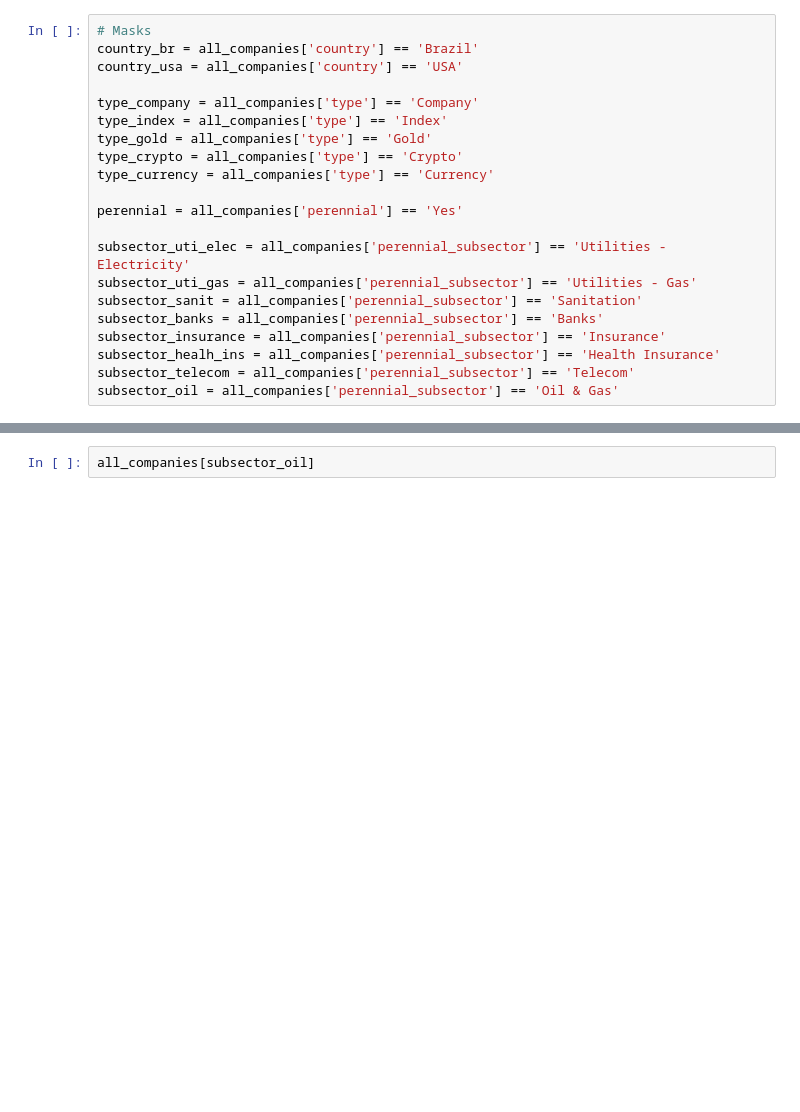
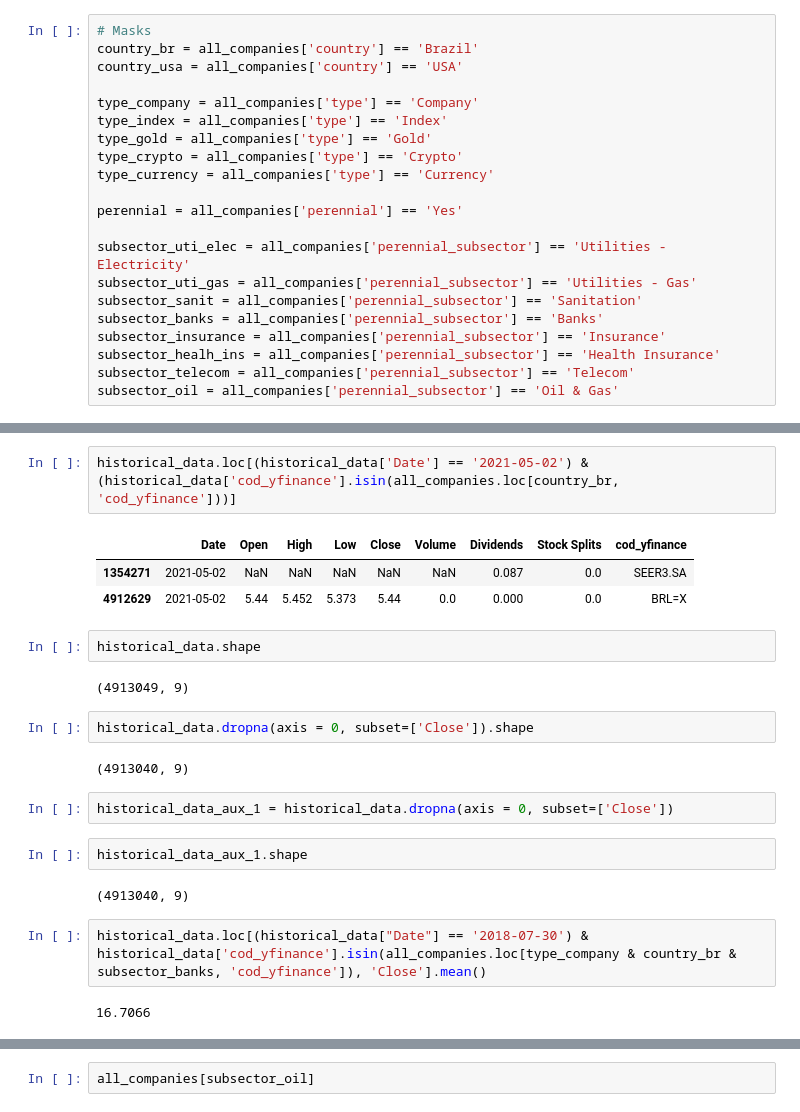
Before and after one commit to pedrolaender/05.Ironhack_Final_Project, a Jupyter notebook: testes.ipynb, the cells around one changed output, grey strips where cells are left out. Drawn from its saved outputs; the diff is of its cells as text; blank space fills up the shorter version.

Commit message:
Dropna database

```diff
--- a/testes.ipynb
+++ b/testes.ipynb
@@ -1621,0 +1647,24 @@ subsector_oil = all_companies['perennial_subsector'] == 'Oil & Gas'
+# %%
+historical_data.loc[(historical_data['Date'] == '2021-05-02') & (historical_data['cod_yfinance'].isin(all_companies.loc[country_br, 'cod_yfinance']))]
+# %% [output]
+|  | Date | Open | High | Low | Close | Volume | Dividends | Stock Splits | cod_yfinance |
+| 1354271 | 2021-05-02 | NaN | NaN | NaN | NaN | NaN | 0.087 | 0.0 | SEER3.SA |
+| 4912629 | 2021-05-02 | 5.44 | 5.452 | 5.373 | 5.44 | 0.0 | 0.000 | 0.0 | BRL=X |
+# %%
+historical_data.shape
+# %% [output]
+(4913049, 9)
+# %%
+historical_data.dropna(axis = 0, subset=['Close']).shape
+# %% [output]
+(4913040, 9)
+# %%
+historical_data_aux_1 = historical_data.dropna(axis = 0, subset=['Close'])
+# %%
+historical_data_aux_1.shape
+# %% [output]
+(4913040, 9)
+# %%
+historical_data.loc[(historical_data["Date"] == '2018-07-30') & historical_data['cod_yfinance'].isin(all_companies.loc[type_company & country_br & subsector_banks, 'cod_yfinance']), 'Close'].mean()
+# %% [output]
+16.7066
```
Also changed, not shown: parts of 24 cells of this notebook, 1 other file.
